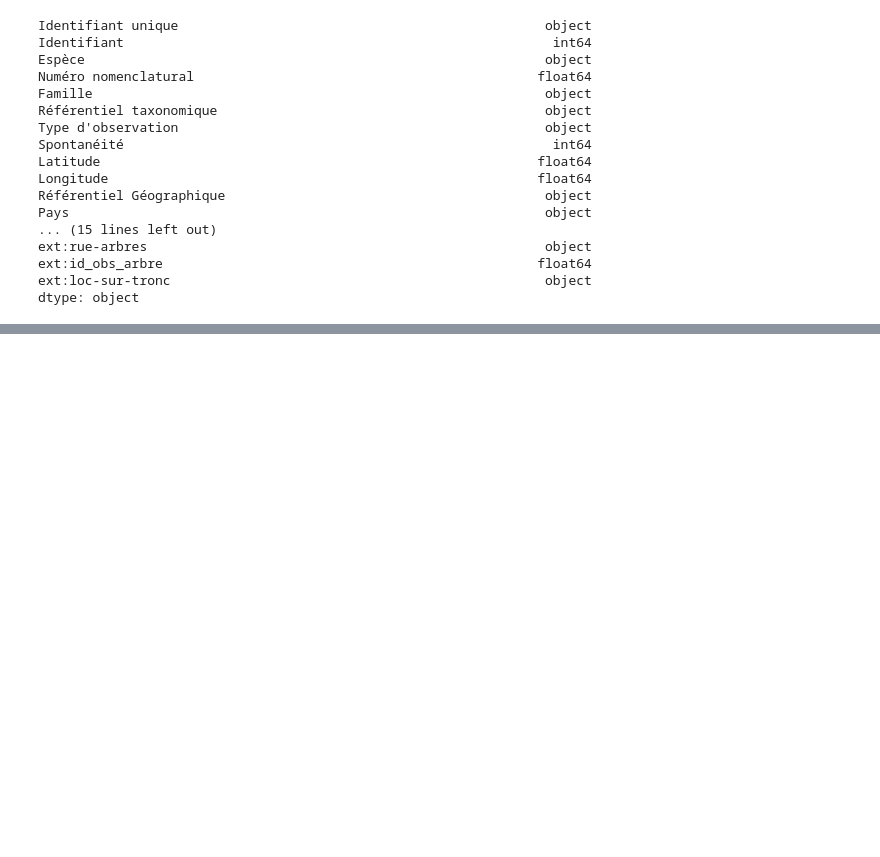
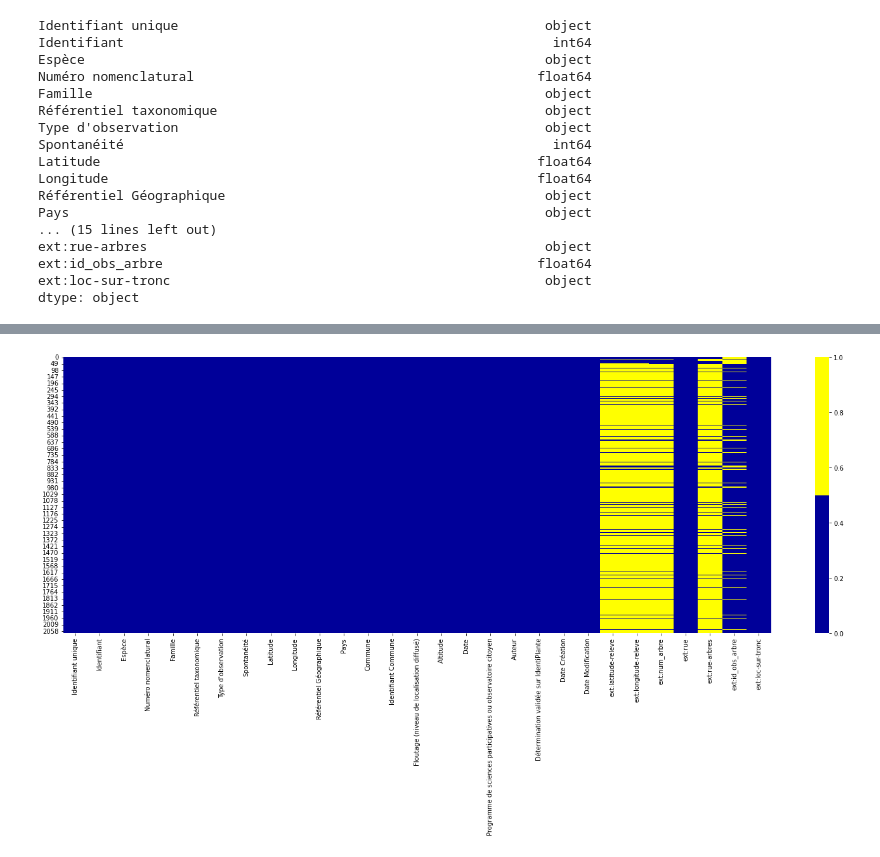
Before and after one commit to amaranaitsaidi/DataCleaningLichens, a Jupyter notebook: DataCleaning2.ipynb, the cells around one changed output, grey strips where cells are left out. Cells and saved outputs as stored; diff of their text form; code cells hidden in the pictures; blank space fills up the shorter version.

```diff
--- a/DataCleaning2.ipynb
+++ b/DataCleaning2.ipynb
@@ -200,0 +246,2 @@ df_copy.to_csv("df_copyClean.csv")
+# %%
+df_copy["ext:loc-sur-tronc"] = df_copy["ext:loc-sur-tronc"].fillna("Null").astype(str)
@@ -257,0 +292,2 @@ lichens_saisi.to_csv("table_lichens_saisi.csv")
+# %%
+df_copy["ext:loc-sur-tronc"] = df_copy["ext:loc-sur-tronc"].str.split(";")
@@ -257,0 +309,10 @@ lichens_saisi.to_csv("table_lichens_saisi.csv")
+# %%
+def carteChaleur(df):
+    fig, ax = plt.subplots(figsize=(25, 8))
+    cols = df_copy.columns[:]
+    colours = ['#000099', '#ffff00']  # specify the colours - yellow is missing. blue is not missing.
+    sns.heatmap(df[cols].isnull(), cmap=sns.color_palette(colours))
+# %%
+carteChaleur(df_copy)
+# %% [output]
+[figure, added]
```
Also changed, not shown: parts of 29 cells of this notebook, 1 other file.
